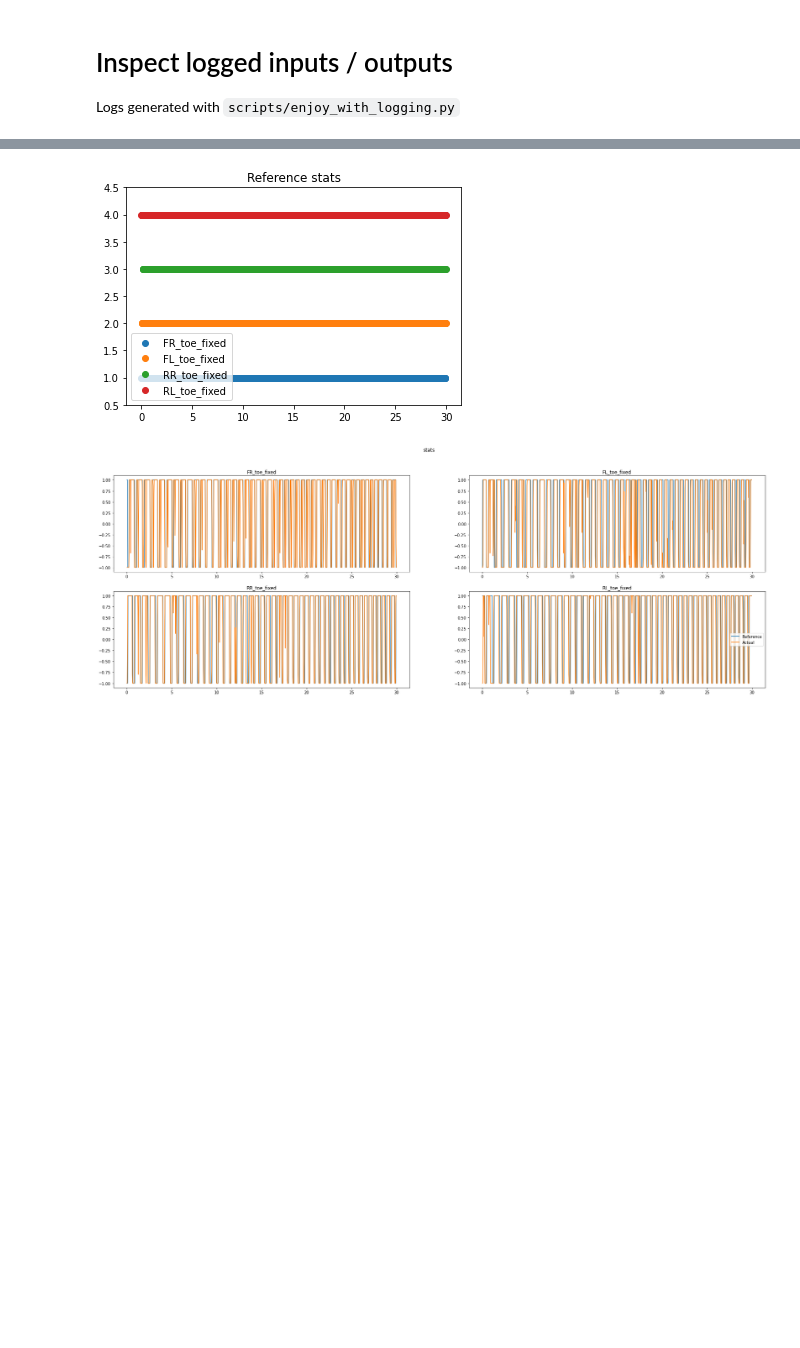
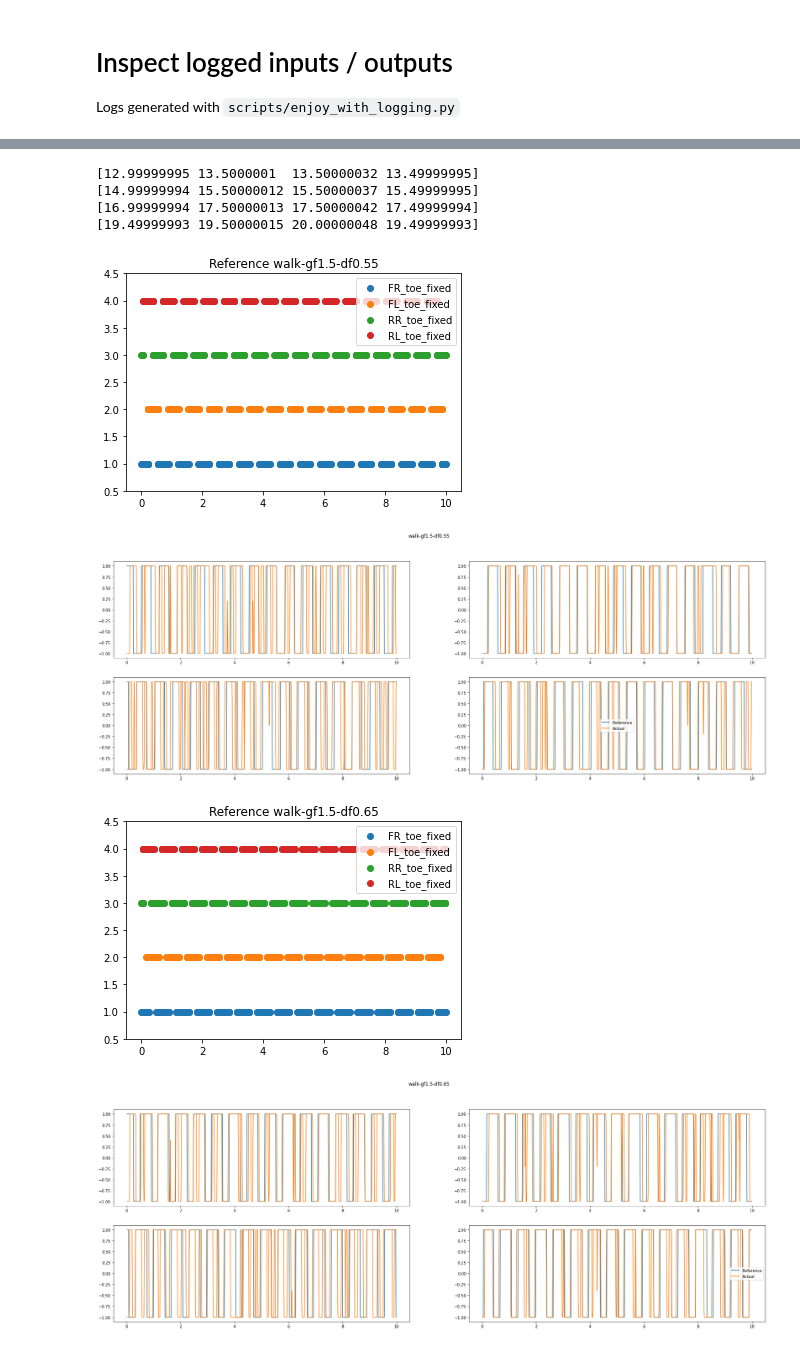
Before and after one commit to mcx-lab/rl-baselines3-zoo, a Jupyter notebook: notebooks/inspect_stats.ipynb, the cells around one changed output, grey strips where cells are left out. Saved outputs shown, nothing was run; the diff lists cells and outputs as text; code cells hidden in the pictures; blank space fills up the shorter version.

```diff
--- a/notebooks/inspect_stats.ipynb
+++ b/notebooks/inspect_stats.ipynb
@@ -7,11 +7,7 @@ project_dir
 PosixPath('/home/daniel/Documents/github/mcx-lab/rl-baselines3-zoo')
 # %%
 import gym
-import utils.import_envs
 
-env = gym.make('A1GymEnv-v0', gait_name='trot')
-env.observation_space.shape
-print(env.all_sensors())
+env = gym.make("A1GymEnv-v0")
 foot_names = env.robot.GetFootNames()
-print(foot_names)
 # %% [output]
@@ -47,9 +40,23 @@ def load_normalizer(model_dir):
         normalizer = pickle.load(file)
     return normalizer
 # %%
-model_dir = project_dir / 'logs/locomotion_baselines' / 'ppo' / 'A1GymEnv-v0_6'
+model_dir = project_dir / 'logs' / 'ppo' / 'A1GymEnv-v0_30'
+
+import itertools
+
+DEFAULT_GAIT_FREQUENCY = (1.5,)
+ALL_GAIT_FREQUENCIES = (1.1, 1.3, 1.5, 1.7, 1.9)
+DEFAULT_DUTY_FACTOR = (0.75,)
+ALL_DUTY_FACTORS = (0.55, 0.65, 0.75, 0.85)
+
+settings = itertools.chain(
+    itertools.product(DEFAULT_GAIT_FREQUENCY, ALL_DUTY_FACTORS),
+    itertools.product(ALL_GAIT_FREQUENCIES, DEFAULT_DUTY_FACTOR)
+)
+
+
 stats_dirs = [
-    model_dir / 'stats'
+    model_dir / f'walk-gf{gait_freq}-df{duty}' for (gait_freq, duty) in settings
     # model_dir / 'test_var_duty' / f'duty_{duty}' \
     #     for duty in (0.5, 0.55, 0.6, 0.65, 0.7, 0.75, 0.8, 0.85)
 ]
@@ -67,8 +74,8 @@ def plot_foot_contact_sequence(stats, stats_dir, normalizer):
     time = stats[0]
     nn_obs = stats[4]
     raw_obs = normalizer.unnormalize_obs(nn_obs)
-    ref_foot_contacts = raw_obs[:, 0, 46:50]
-    act_foot_contacts = (0.03 - 2 * stats[3]) / 0.03
+    ref_foot_contacts = raw_obs[:, 0, -20:-16]
+    act_foot_contacts = (0.01 - 2 * stats[3]) / 0.01
     # Every cycle will result in an overall +4 to the absolute difference of consec. terms
     num_cycles = np.sum(np.abs(ref_foot_contacts[:-1] - ref_foot_contacts[1:]), axis=0) / 4
     print(num_cycles)
@@ -85,7 +92,7 @@ def plot_foot_contact_sequence(stats, stats_dir, normalizer):
     fig.suptitle(stats_dir.name)
     idxes = [(0,0), (0,1), (1,0), (1,1)]
     for i in range(4):
-        ax[idxes[i]].set_title(f"{foot_names[i]}")
+        # ax[idxes[i]].set_title(f"{foot_names[i]}")
         ax[idxes[i]].plot(time[:NUM_TIMESTEPS], ref_foot_contacts[:NUM_TIMESTEPS, i], label = 'Reference')
         ax[idxes[i]].plot(time[:NUM_TIMESTEPS], act_foot_contacts[:NUM_TIMESTEPS, i], label = 'Actual')
         plt.legend()
@@ -104,2 +149,8 @@ WARNING:matplotlib.legend:No handles with labels found to put in legend.
+[12.99999995 13.5000001  13.50000032 13.49999995]
+[14.99999994 15.50000012 15.50000037 15.49999995]
+[16.99999994 17.50000013 17.50000042 17.49999994]
+[19.49999993 19.50000015 20.00000048 19.49999993]
-[figure, old version]
+[figure, new version]
-[figure, old version]
+[figure, new version]
+[figure, added]
+[figure, added]
```
Also changed, not shown: parts of 3 cells of this notebook.
